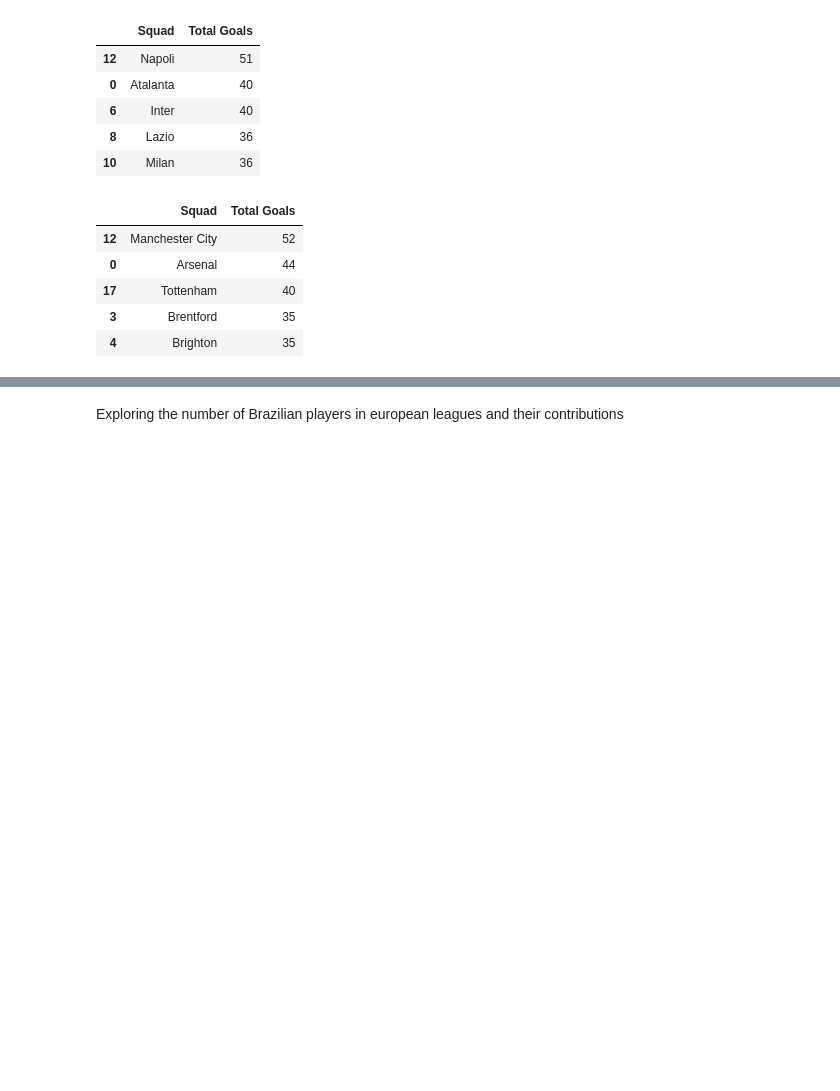
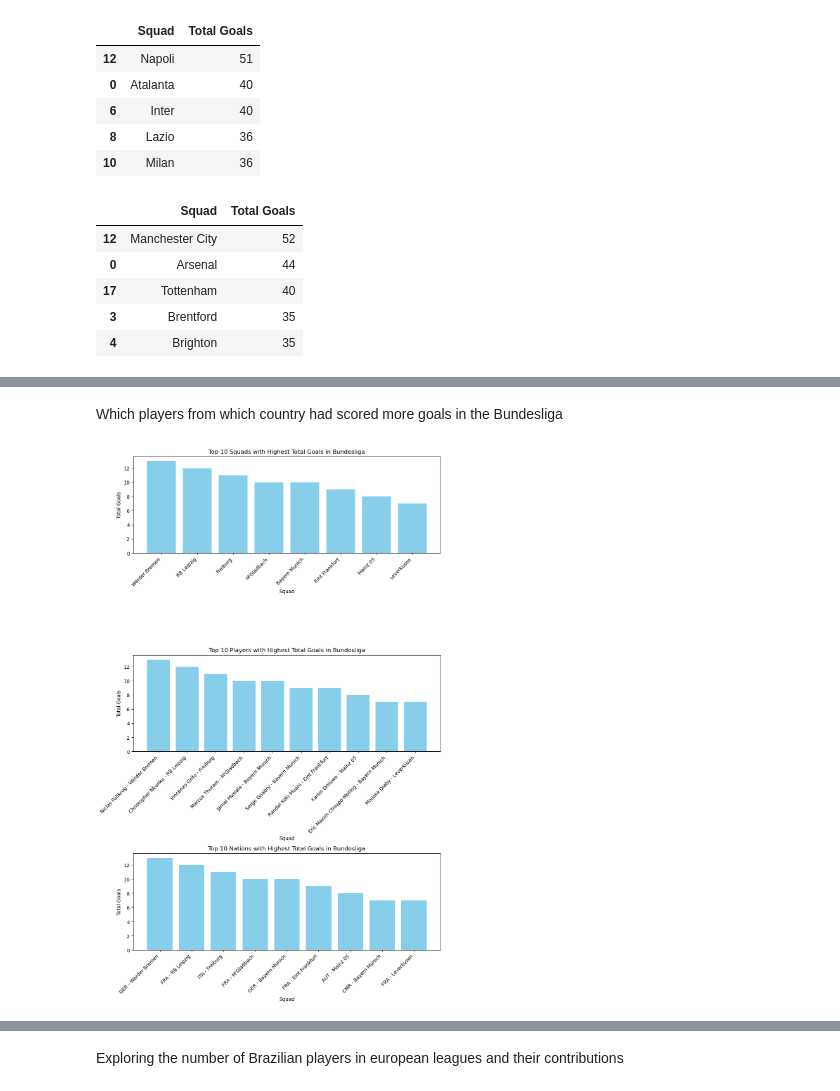
Before and after one commit to tiagoru/Football_Player_Stats, a Jupyter notebook: footbal_analysis.ipynb, the cells around one changed output, grey strips where cells are left out. Saved outputs shown, nothing was run; the diff lists cells and outputs as text; code cells hidden in the pictures; blank space fills up the shorter version.

```diff
--- a/footbal_analysis.ipynb
+++ b/footbal_analysis.ipynb
@@ -275,0 +284,4 @@ The index of the first row is: 14
+# %%
+top_team_BU = BU.groupby(['Squad','Player','Nation'])['Goals'].sum().reset_index().rename(columns={'Goals':'Total Goals'})
+top_team_BU.sort_values(by='Total Goals', ascending = False, inplace = True)
+top_team_BU.head(10)
@@ -275,0 +300,36 @@ The index of the first row is: 14
+# %% [markdown]
+Which players from which country had scored more goals in the Bundesliga
+# %%
+#  best strikes in Germany
+BU_10= top_team_BU.head(10)
+
+plt.figure(figsize=(10, 16))
+plt.subplot(3,1,1)  # Adjust the figure size if needed
+plt.bar(BU_10['Squad'], BU_10['Total Goals'], color='skyblue')
+
+plt.xlabel('Squad')
+plt.ylabel('Total Goals')
+plt.title('Top 10 Squads with Highest Total Goals in Bundesliga')
+plt.xticks(rotation=45, ha='right')  # Rotate x-axis labels for better readability
+plt.tight_layout()  # Adjust layout to prevent clipping of labels
+
+plt.subplot(3,1,2)  # Adjust the figure size if needed
+plt.bar(BU_10['Player'] + ' - ' + BU_10['Squad'],BU_10['Total Goals'], color='skyblue')
+
+plt.xlabel('Squad')
+plt.ylabel('Total Goals')
+plt.title('Top 10 Players with Highest Total Goals in Bundesliga')
+plt.xticks(rotation=45, ha='right')  # Rotate x-axis labels for better readability
+plt.tight_layout()  # Adjust layout to prevent clipping of labels
+
+plt.subplot(3,1,3)
+plt.bar(BU_10['Nation'] + ' - ' + BU_10['Squad'],BU_10['Total Goals'], color='skyblue')
+
+plt.xlabel('Squad')
+plt.ylabel('Total Goals')
+plt.title('Top 10 Nations with Highest Total Goals in Bundesliga')
+plt.xticks(rotation=45, ha='right')  # Rotate x-axis labels for better readability
+plt.tight_layout()  # Adjust layout to prevent clipping of labels
+plt.show()
+# %% [output]
+[figure, added]
```
Also changed, not shown: parts of 12 cells of this notebook.
